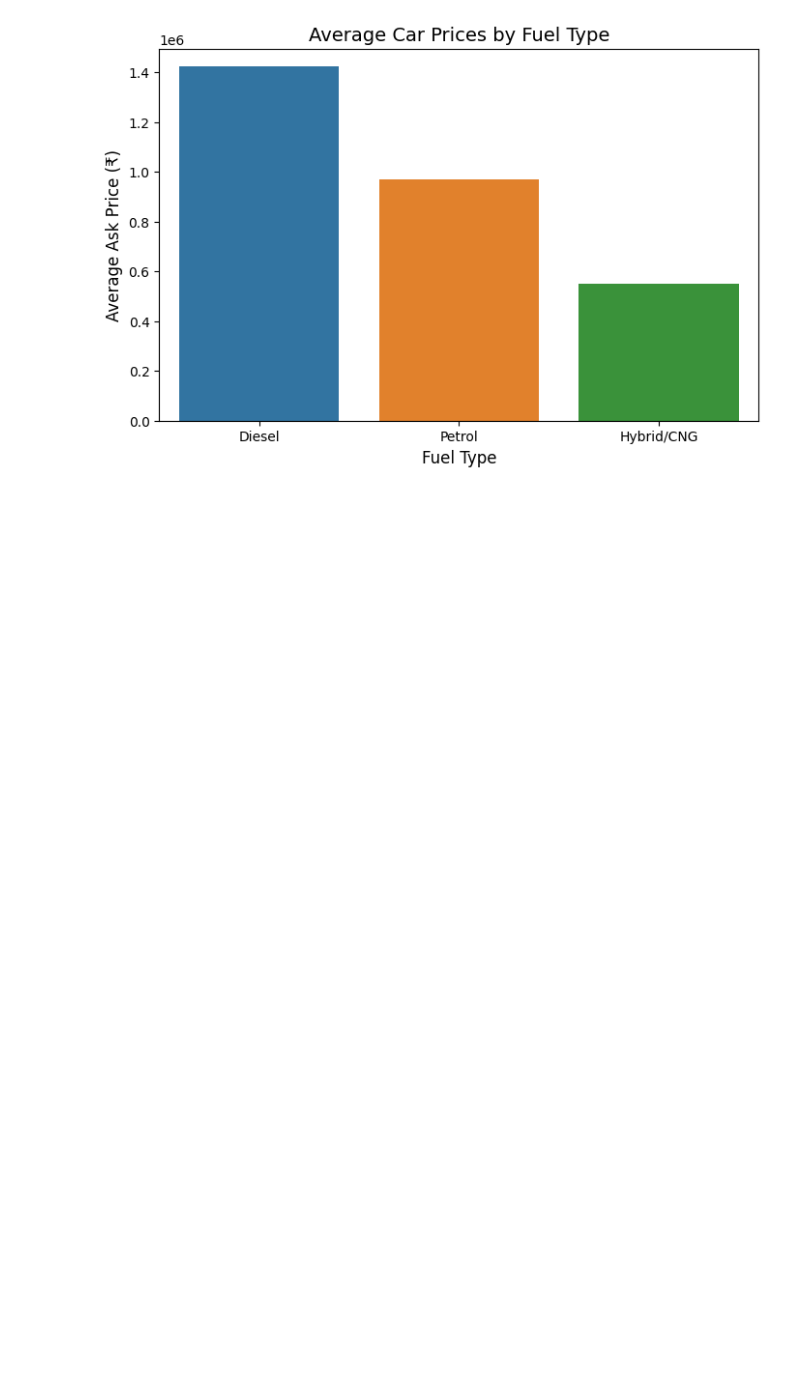
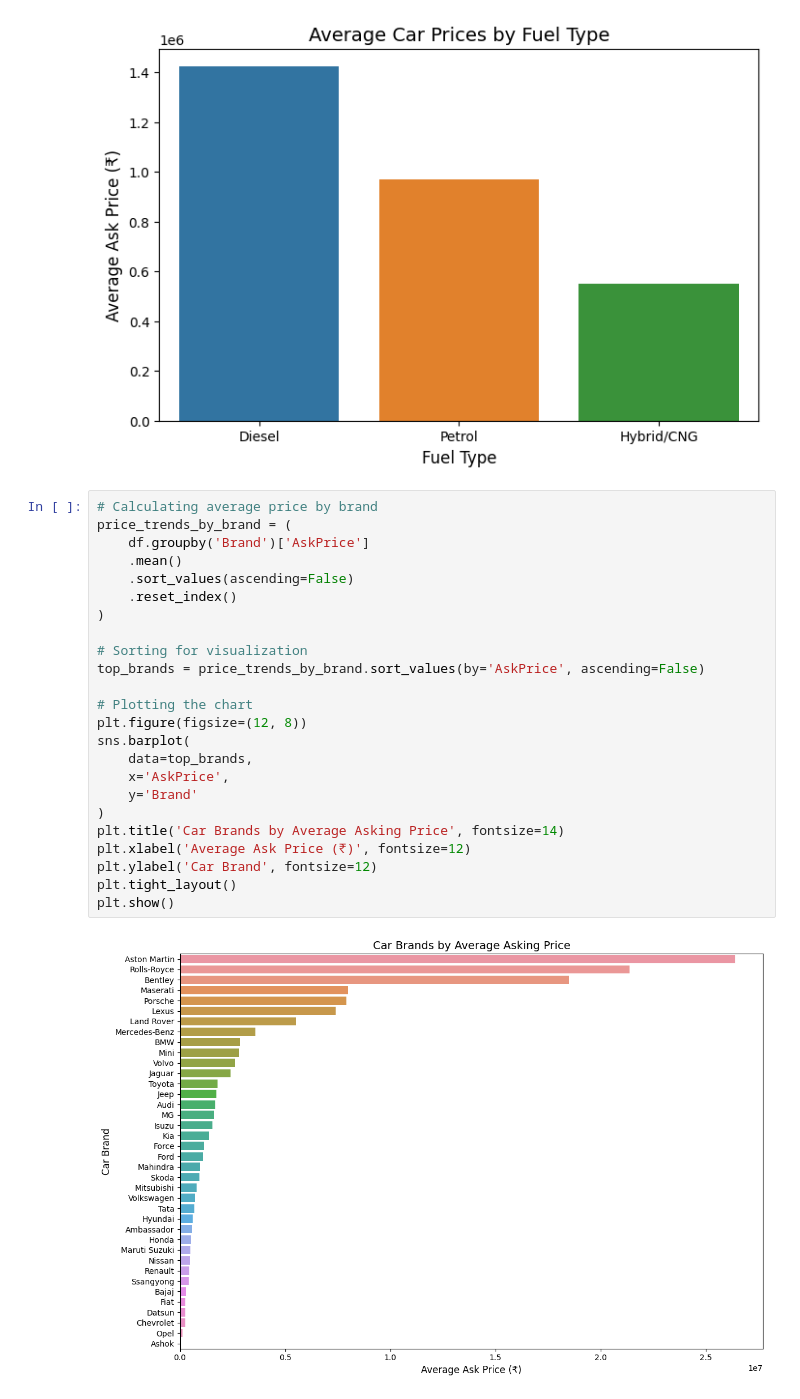
Before and after one commit to johnpospisil/used-car-values-in-india, a Jupyter notebook: used-car-values-in-india.ipynb, the cells around one changed output. Drawn from its saved outputs; the diff is of its cells as text; blank space fills up the shorter version.

Commit message:
Plot car brands by average asking price and calculate MI.

```diff
--- a/used-car-values-in-india.ipynb
+++ b/used-car-values-in-india.ipynb
@@ -337,3 +337,29 @@ plt.ylabel('Average Ask Price (₹)', fontsize=12)
 plt.show()
 # %% [output]
 [figure]
+# %%
+# Calculating average price by brand
+price_trends_by_brand = (
+    df.groupby('Brand')['AskPrice']
+    .mean()
+    .sort_values(ascending=False)
+    .reset_index()
+)
+
+# Sorting for visualization
+top_brands = price_trends_by_brand.sort_values(by='AskPrice', ascending=False)
+
+# Plotting the chart
+plt.figure(figsize=(12, 8))
+sns.barplot(
+    data=top_brands,
+    x='AskPrice',
+    y='Brand'
+)
+plt.title('Car Brands by Average Asking Price', fontsize=14)
+plt.xlabel('Average Ask Price (₹)', fontsize=12)
+plt.ylabel('Car Brand', fontsize=12)
+plt.tight_layout()
+plt.show()
+# %% [output]
+[figure, added]
```
Also changed, not shown: parts of 3 cells of this notebook.
